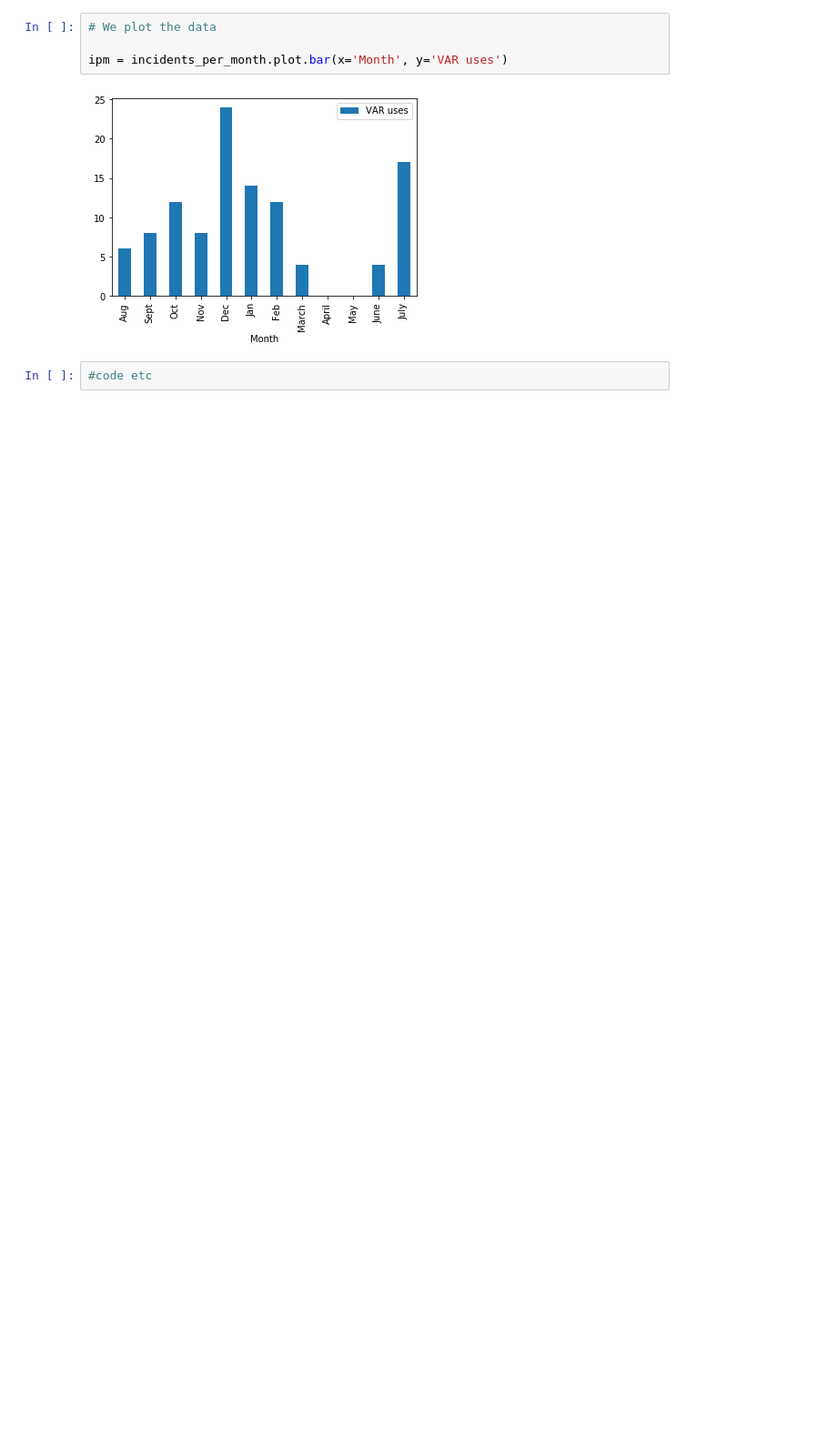
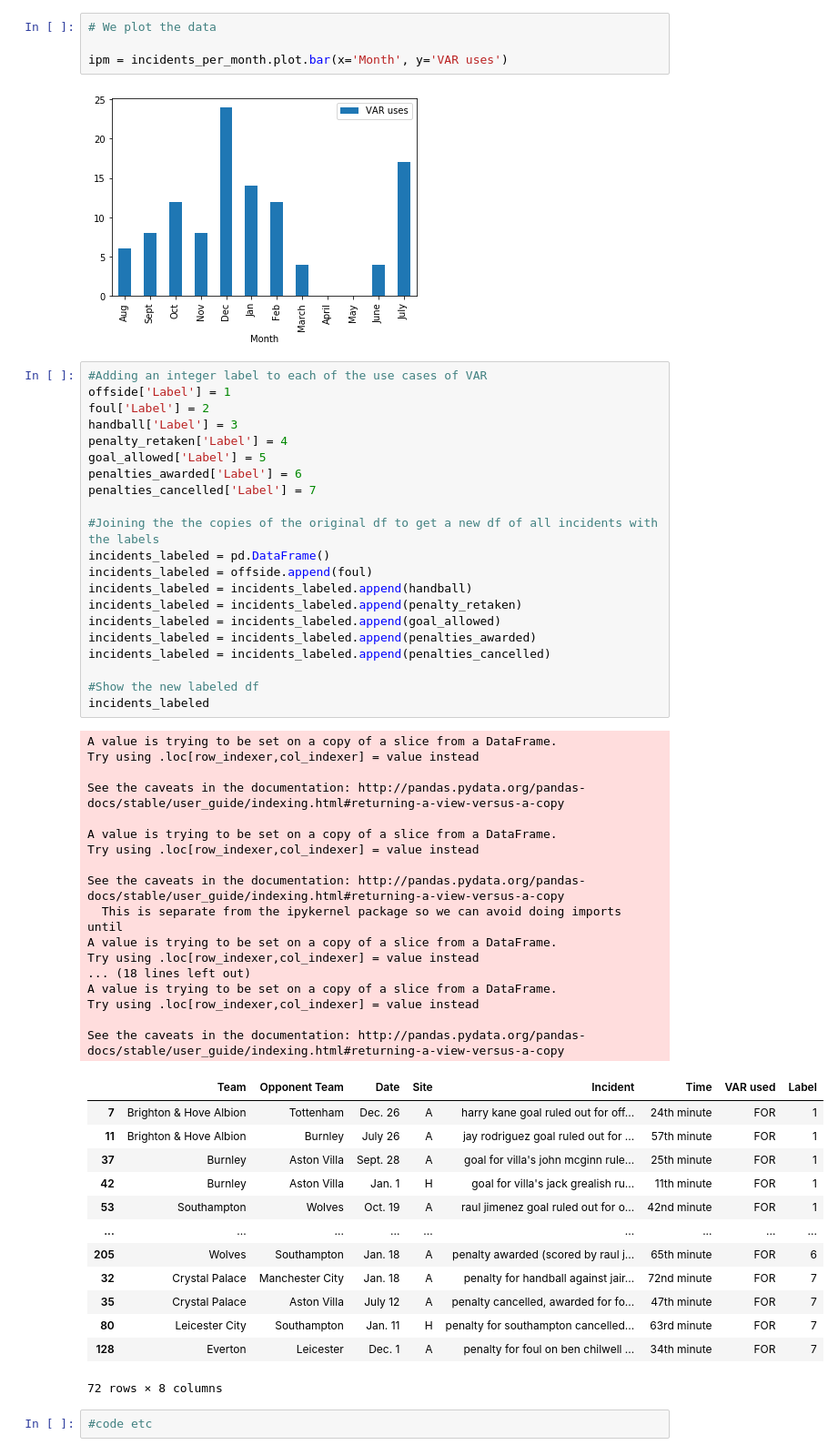
Before and after one commit to julelia/DataMadness, a Jupyter notebook: Data Madness.ipynb, the cells around one changed output. Shown at 91% size. Drawn from its saved outputs; the diff is of its cells as text; blank space fills up the shorter version.

Commit message:
labeled different use cases with int labels and same for months'

```diff
--- a/Data Madness.ipynb
+++ b/Data Madness.ipynb
@@ -692,5 +738,57 @@ incidents_per_month
 ipm = incidents_per_month.plot.bar(x='Month', y='VAR uses')
 # %% [output]
 [figure]
+# %%
+#Adding an integer label to each of the use cases of VAR
+offside['Label'] = 1
+foul['Label'] = 2
+handball['Label'] = 3
+penalty_retaken['Label'] = 4
+goal_allowed['Label'] = 5
+penalties_awarded['Label'] = 6
+penalties_cancelled['Label'] = 7
+
+#Joining the the copies of the original df to get a new df of all incidents with the labels
+incidents_labeled = pd.DataFrame()
+incidents_labeled = offside.append(foul)
+incidents_labeled = incidents_labeled.append(handball)
+incidents_labeled = incidents_labeled.append(penalty_retaken)
+incidents_labeled = incidents_labeled.append(goal_allowed)
+incidents_labeled = incidents_labeled.append(penalties_awarded)
+incidents_labeled = incidents_labeled.append(penalties_cancelled)
+
+#Show the new labeled df
+incidents_labeled
+# %% [output]
+A value is trying to be set on a copy of a slice from a DataFrame.
+Try using .loc[row_indexer,col_indexer] = value instead
+
+See the caveats in the documentation: http://pandas.pydata.org/pandas-docs/stable/user_guide/indexing.html#returning-a-view-versus-a-copy
+
+A value is trying to be set on a copy of a slice from a DataFrame.
+Try using .loc[row_indexer,col_indexer] = value instead
+
+See the caveats in the documentation: http://pandas.pydata.org/pandas-docs/stable/user_guide/indexing.html#returning-a-view-versus-a-copy
+  This is separate from the ipykernel package so we can avoid doing imports until
+A value is trying to be set on a copy of a slice from a DataFrame.
+Try using .loc[row_indexer,col_indexer] = value instead
+... (18 lines left out)
+A value is trying to be set on a copy of a slice from a DataFrame.
+Try using .loc[row_indexer,col_indexer] = value instead
+
+See the caveats in the documentation: http://pandas.pydata.org/pandas-docs/stable/user_guide/indexing.html#returning-a-view-versus-a-copy
+|  | Team | Opponent Team | Date | Site | Incident | Time | VAR used | Label |
+| 7 | Brighton & Hove Albion | Tottenham | Dec. 26 | A | harry kane goal ruled out for off... | 24th minute | FOR | 1 |
+| 11 | Brighton & Hove Albion | Burnley | July 26 | A | jay rodriguez goal ruled out for ... | 57th minute | FOR | 1 |
+| 37 | Burnley | Aston Villa | Sept. 28 | A | goal for villa's john mcginn rule... | 25th minute | FOR | 1 |
+| 42 | Burnley | Aston Villa | Jan. 1 | H | goal for villa's jack grealish ru... | 11th minute | FOR | 1 |
+| 53 | Southampton | Wolves | Oct. 19 | A | raul jimenez goal ruled out for o... | 42nd minute | FOR | 1 |
+| ... | ... | ... | ... | ... | ... | ... | ... | ... |
+| 205 | Wolves | Southampton | Jan. 18 | A | penalty awarded (scored by raul j... | 65th minute | FOR | 6 |
+| 32 | Crystal Palace | Manchester City | Jan. 18 | A | penalty for handball against jair... | 72nd minute | FOR | 7 |
+| 35 | Crystal Palace | Aston Villa | July 12 | A | penalty cancelled, awarded for fo... | 47th minute | FOR | 7 |
+| 80 | Leicester City | Southampton | Jan. 11 | H | penalty for southampton cancelled... | 63rd minute | FOR | 7 |
+| 128 | Everton | Leicester | Dec. 1 | A | penalty for foul on ben chilwell ... | 34th minute | FOR | 7 |
+72 rows × 8 columns
 # %%
 #code etc
```
Also changed, not shown: parts of 1 cell of this notebook.
